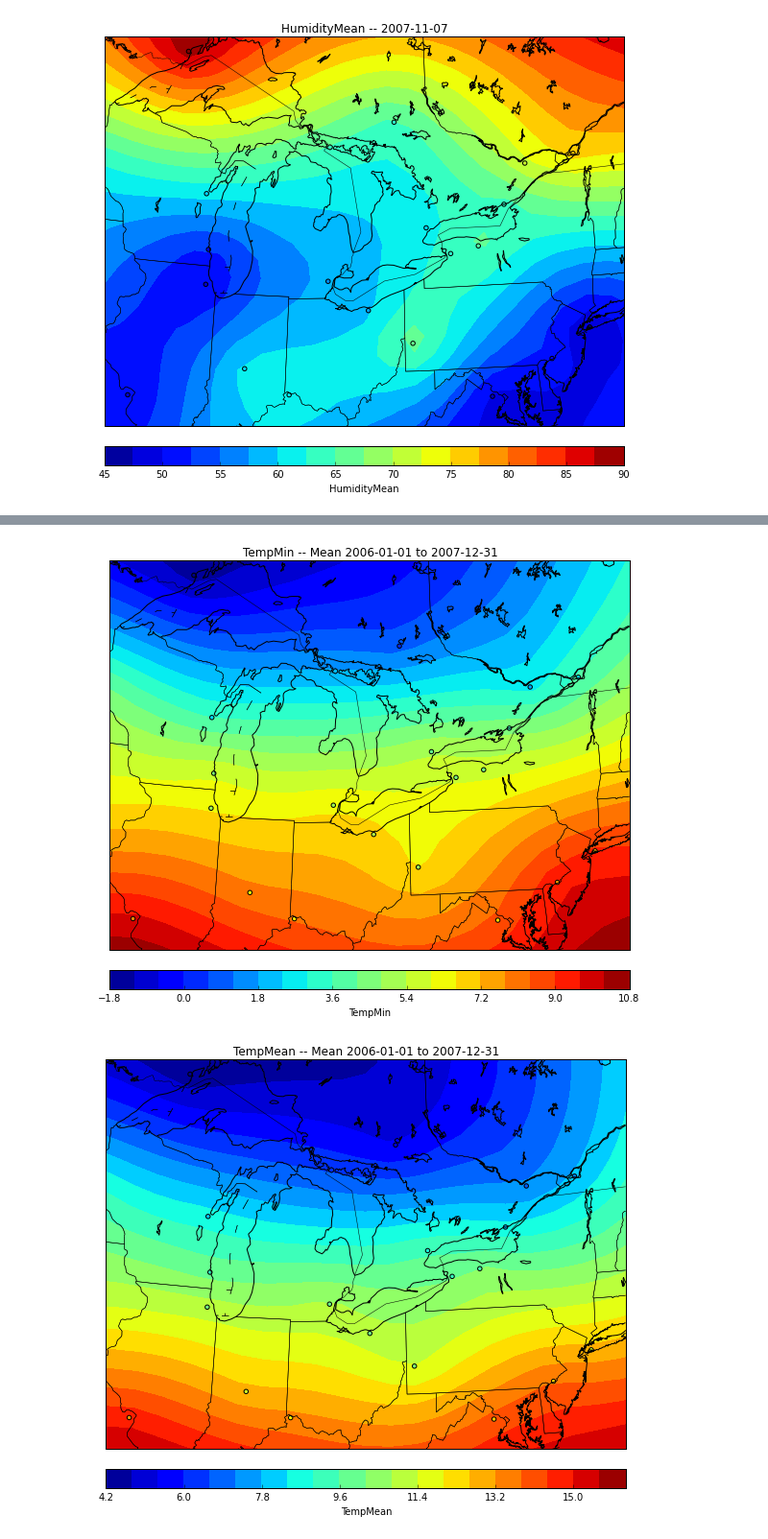
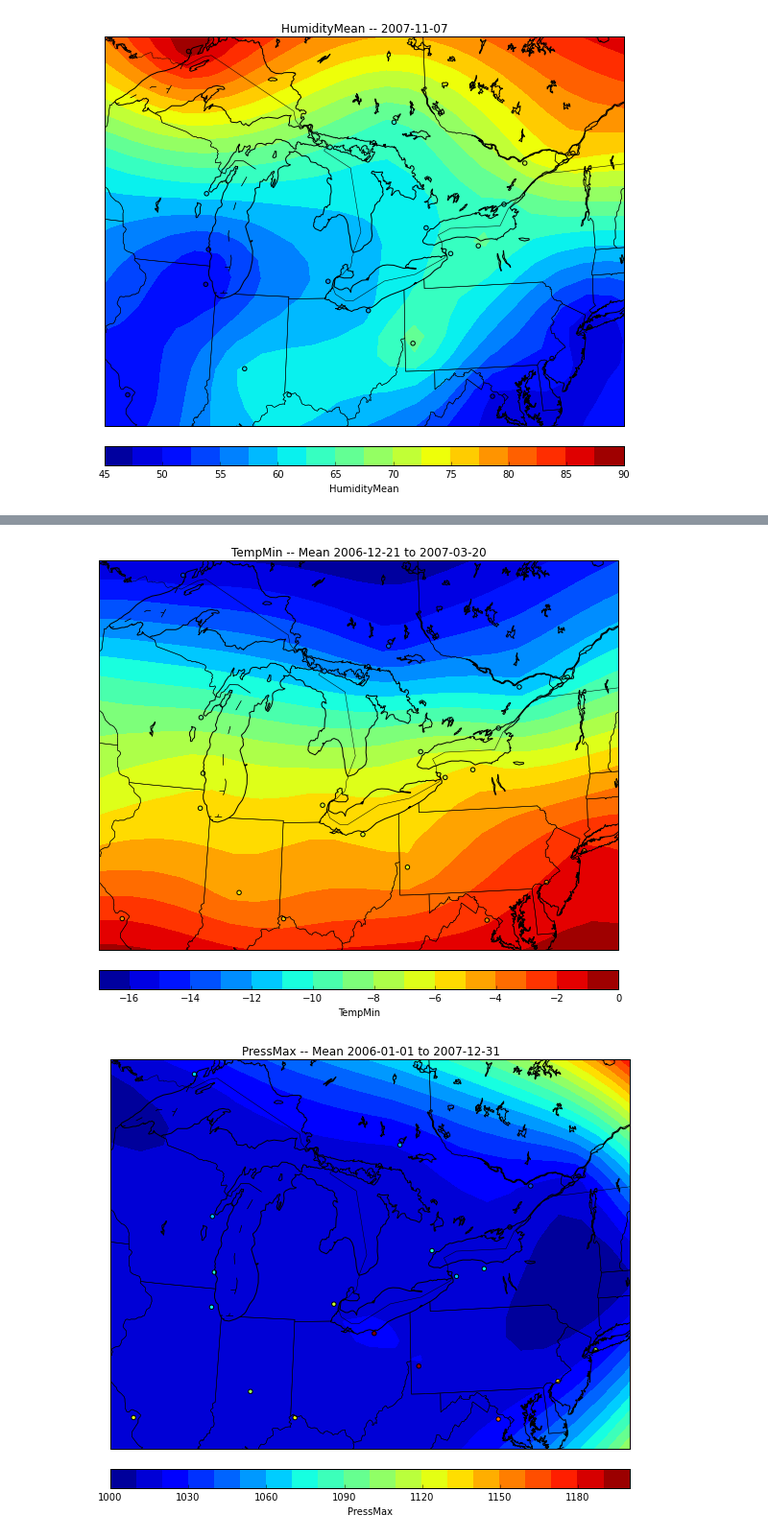
Before and after one commit to majorgowan/wpwp, a Jupyter notebook: Notebooks/wU_Visualize_Data_on_Map.ipynb, the cells around one changed output, grey strips where cells are left out. Shown at 96% size. Saved outputs shown, nothing was run; the diff lists cells and outputs as text; code cells hidden in the pictures.

```diff
--- a/Notebooks/wU_Visualize_Data_on_Map.ipynb
+++ b/Notebooks/wU_Visualize_Data_on_Map.ipynb
@@ -72,9 +66,8 @@ Map.contourPlotVarOnMap('HumidityMean', '2007-11-07', npts=30, ncntrs=20)
 Map.contourPlotMeanVarOnMap('HumidityMean', '2006-01-01', '2007-12-31', npts=30, ncntrs=20)
 
 # Temperature
-Map.contourPlotMeanVarOnMap('TempMax', '2006-01-01', '2007-12-31', npts=30, ncntrs=20)
-Map.contourPlotMeanVarOnMap('TempMin', '2006-01-01', '2007-12-31', npts=30, ncntrs=20)
-Map.contourPlotMeanVarOnMap('TempMean', '2006-01-01', '2007-12-31', npts=30, ncntrs=20)
+Map.contourPlotMeanVarOnMap('TempMax', '2005-06-21', '2005-09-20', npts=30, ncntrs=20)
+Map.contourPlotMeanVarOnMap('TempMin', '2006-12-21', '2007-03-20', npts=30, ncntrs=20)
 
 # SLP
 Map.contourPlotMeanVarOnMap('PressMax', '2006-01-01', '2007-12-31', npts=30, ncntrs=20)
@@ -84,2 +77,2 @@ Map.contourPlotMeanVarOnMap('PressMax', '2006-01-01', '2007-12-31', npts=30, ncn
-[figure, old version]
+[figure, new version]
-[figure, old version]
+[figure, new version]
```
Also changed, not shown: parts of 5 cells of this notebook, 1 other file.
